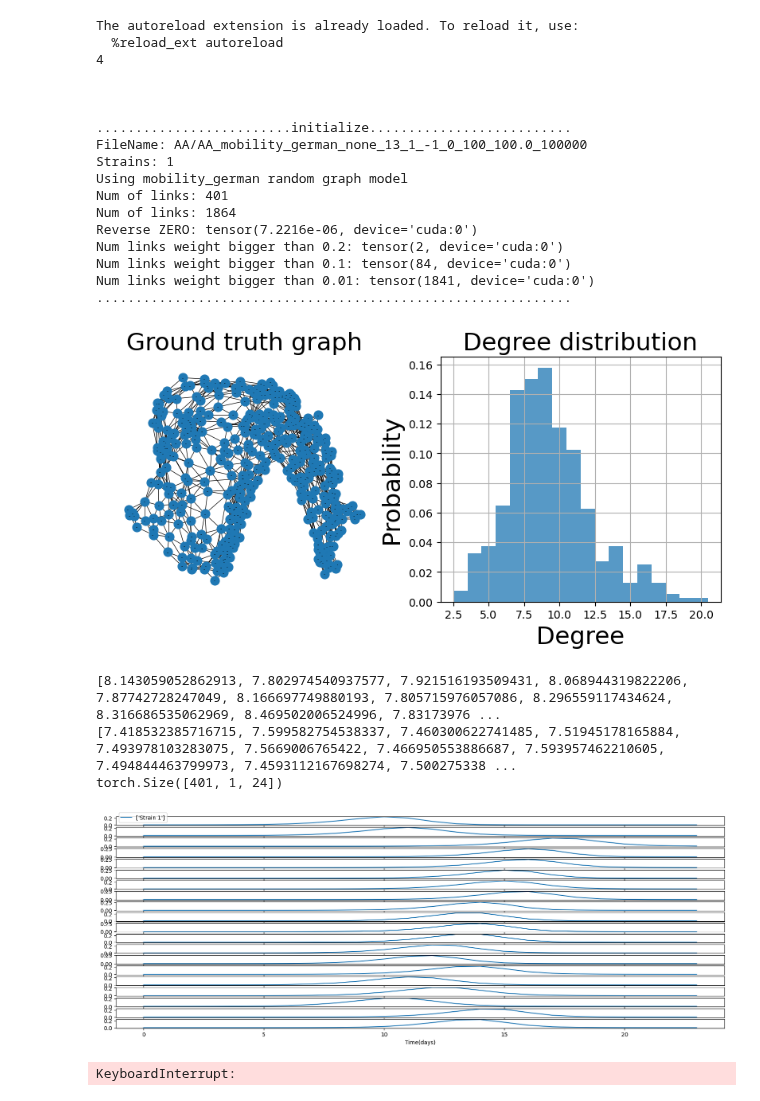
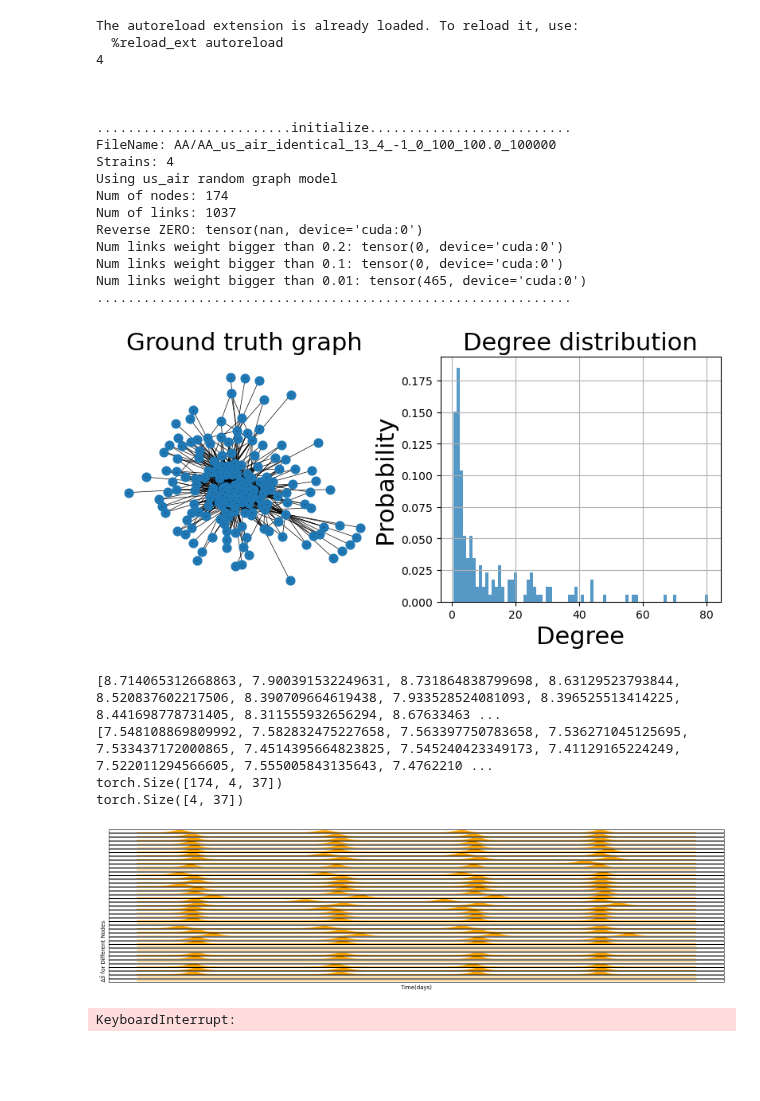
Before and after one commit to bizhili/Topology_Learning_Epis, a Jupyter notebook: test_multi_cities_no_att.ipynb, the cells around one changed output. Saved outputs shown, nothing was run; the diff lists cells and outputs as text; code cells hidden in the pictures; blank space fills up the shorter version.

```diff
--- a/test_multi_cities_no_att.ipynb
+++ b/test_multi_cities_no_att.ipynb
@@ -19,7 +19,7 @@ import modules.population as population
 import modules.plotGraph as plotGraph
 import modules.simulation as simulation
 import modules.utils as utils
-import modules.nn as nn
+import modules.nn as mynn
 import modules.evaluate as evaluate
 import math
 
@@ -29,15 +29,15 @@ pramameters.add_arguments(parser)
 paras= pramameters.read_arguments(parser)
 #preset
 paras.modelLoad= "AA"
-paras.randomGraph= "mobility_german"
+paras.randomGraph= "us_air"
 #realGraphs= ["contious_Africa", "contious_china", "contious_EU", "contious_usa", "mobility_german", "mobility_us"]
-
-paras.weightModel= "none"
+realGraphs2= ["global_air", "us_air"]
+paras.weightModel= "identical"
 paras.epoches= 100000
 paras.intense= -1
 paras.seed= 13
 paras.plot= "spring"
-paras.strains= 1
+paras.strains= 4
 paras.dense= 0
 paras.identicalf= 0.01
 paras.n= 100
@@ -108,7 +108,7 @@ utils.log_print(printFlag,"\n\n\n.........................initialize............
 utils.log_print(printFlag,"FileName:", fileName)
 utils.log_print(printFlag,"Strains:", paras.strains)
 utils.log_print(printFlag,"Using", paras.randomGraph,"random graph model")
-utils.log_print(printFlag,"Num of links:", G.number_of_nodes())
+utils.log_print(printFlag,"Num of nodes:", G.number_of_nodes())
 utils.log_print(printFlag,"Num of links:", G.number_of_edges())
 Zmat= A_mat.create_A_mat(Aw, P)
 Zmat2= A_mat.reverse_A_mat(Zmat-torch.eye(Aw.shape[0], dtype= torch.float32, device= Aw.device), P)
@@ -131,48 +131,53 @@ The autoreload extension is already loaded. To reload it, use:
 
 
 .........................initialize..........................
-FileName: AA/AA_mobility_german_none_13_1_-1_0_100_100.0_100000
-Strains: 1
-Using mobility_german random graph model
-Num of links: 401
-Num of links: 1864
-Reverse ZERO: tensor(7.2216e-06, device='cuda:0')
-Num links weight bigger than 0.2: tensor(2, device='cuda:0')
-Num links weight bigger than 0.1: tensor(84, device='cuda:0')
-Num links weight bigger than 0.01: tensor(1841, device='cuda:0')
+FileName: AA/AA_us_air_identical_13_4_-1_0_100_100.0_100000
+Strains: 4
+Using us_air random graph model
+Num of nodes: 174
+Num of links: 1037
+Reverse ZERO: tensor(nan, device='cuda:0')
+Num links weight bigger than 0.2: tensor(0, device='cuda:0')
+Num links weight bigger than 0.1: tensor(0, device='cuda:0')
+Num links weight bigger than 0.01: tensor(465, device='cuda:0')
 .............................................................
-[figure, old version]
+[figure, new version]
 # %%
 R0s_taus= [[random.uniform(paras.R0Mean-paras.R0Std, paras.R0Mean+paras.R0Std),
             random.uniform(paras.tauMean-paras.tauStd, paras.tauMean+paras.tauStd)] for _ in range(40)]
 paras.R0s=  [ R0s_taus[i][0] for i in range(40)]
 paras.taus= [ R0s_taus[i][1] for i in range(40)]
 utils.log_print(printFlag,paras.R0s)
 utils.log_print(printFlag,paras.taus)
 deltaSsTensor= simulation.multi_strains(G, paras, Zmat, intense= paras.intense, lower= 20, device= device)
 deltaSs= deltaSsTensor.sum(dim= -1, keepdim= True)
 propition= deltaSsTensor/(deltaSs+1e-8)
 deltaSs= deltaSs.squeeze()#(1, 2, 20), dim of nodes, dim of heads, dim of signal
 divide= deltaSsTensor.transpose(1, 2)
 
 
 utils.log_print(printFlag,divide.shape)
 if plotFlag==1:
-    numPlot= 20
-    fig, axs = plt.subplots(numPlot, 1, figsize=(20, 7))
+    numPlot= 40
+    fig, axs = plt.subplots(numPlot, 1, figsize=(20, 5))
+
     for i, ax in enumerate(axs):
-        ax.plot(divide[i, :].T.cpu().detach(), label= [f"Strain {j+1}" for j in range(paras.strains)])
-        if i==0:
-            ax.legend()
-    #plt.ylabel("Propotion of newly infective")
+        ax.fill(divide[i, :].T.cpu().detach().T.reshape(-1),  color='orange')
+        ax.set_xticks([])
+        ax.set_yticks([])
+        #ax.set_ylabel(f"{i}")
+    plt.ylabel(r"$\Delta \bar S$ for Different Nodes",  loc='bottom')
     plt.xlabel("Time(days)")
 
+
     #plt.title(f"Example of {numPlot} nodes epidemic newly infected.")
+print(divide[i, :].shape)
 # %% [output]
-[8.143059052862913, 7.802974540937577, 7.921516193509431, 8.068944319822206, 7.87742728247049, 8.166697749880193, 7.805715976057086, 8.296559117434624, 8.316686535062969, 8.469502006524996, 7.83173976 ...
-[7.418532385716715, 7.599582754538337, 7.460300622741485, 7.51945178165884, 7.493978103283075, 7.5669006765422, 7.466950553886687, 7.593957462210605, 7.494844463799973, 7.4593112167698274, 7.500275338 ...
-torch.Size([401, 1, 24])
+[8.714065312668863, 7.900391532249631, 8.731864838799698, 8.63129523793844, 8.520837602217506, 8.390709664619438, 7.933528524081093, 8.396525513414225, 8.441698778731405, 8.311555932656294, 8.67633463 ...
+[7.548108869809992, 7.582832475227658, 7.563397750783658, 7.536271045125695, 7.533437172000865, 7.4514395664823825, 7.545240423349173, 7.41129165224249, 7.522011294566605, 7.555005843135643, 7.4762210 ...
+torch.Size([174, 4, 37])
+torch.Size([4, 37])
-[figure, old version]
+[figure, new version]
 # %%
 
 timeHorizon= divide.shape[2]-1
```
Also changed, not shown: parts of 7 cells of this notebook, 8 other files.
